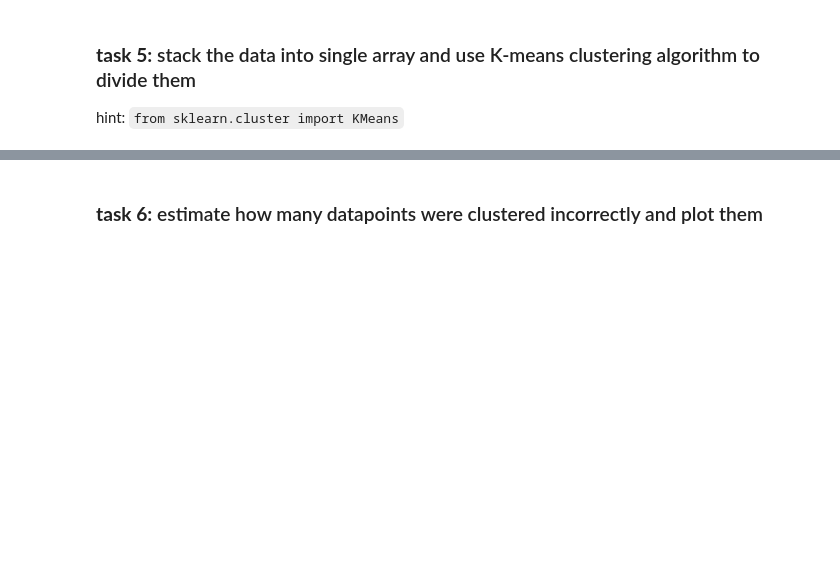
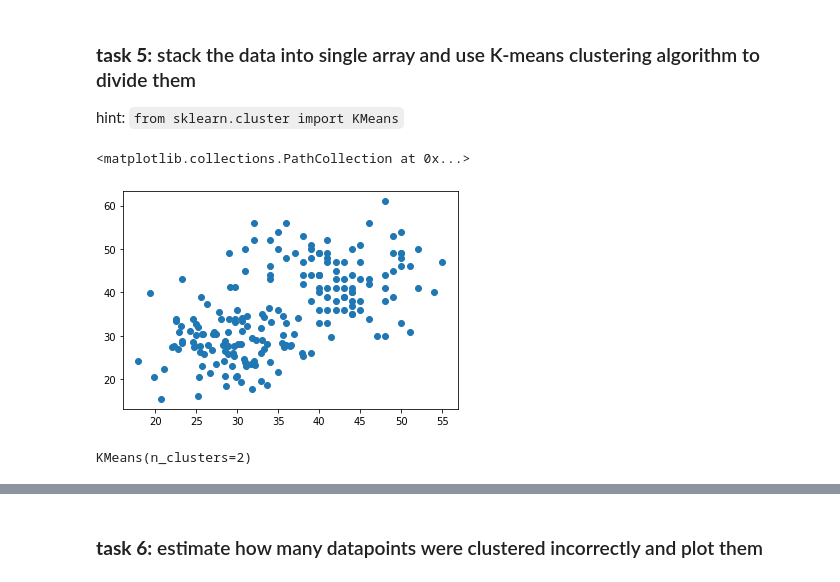
Before and after one commit to tomasplsek/AstroML, a Jupyter notebook: 01_uvod.ipynb, the cells around one changed output, grey strips where cells are left out. Drawn from its saved outputs; the diff is of its cells as text; code cells hidden in the pictures; blank space fills up the shorter version.

```diff
--- a/01_uvod.ipynb
+++ b/01_uvod.ipynb
@@ -877,0 +911,5 @@ hint: `from sklearn.cluster import KMeans`
+# %%
+plt.scatter(X[:,0], X[:,1])
+# %% [output]
+<matplotlib.collections.PathCollection at 0x...>
+[figure, added]
@@ -877,0 +920,4 @@ hint: `from sklearn.cluster import KMeans`
+# %%
+kmeans
+# %% [output]
+KMeans(n_clusters=2)
```
Also changed, not shown: parts of 48 cells of this notebook.
